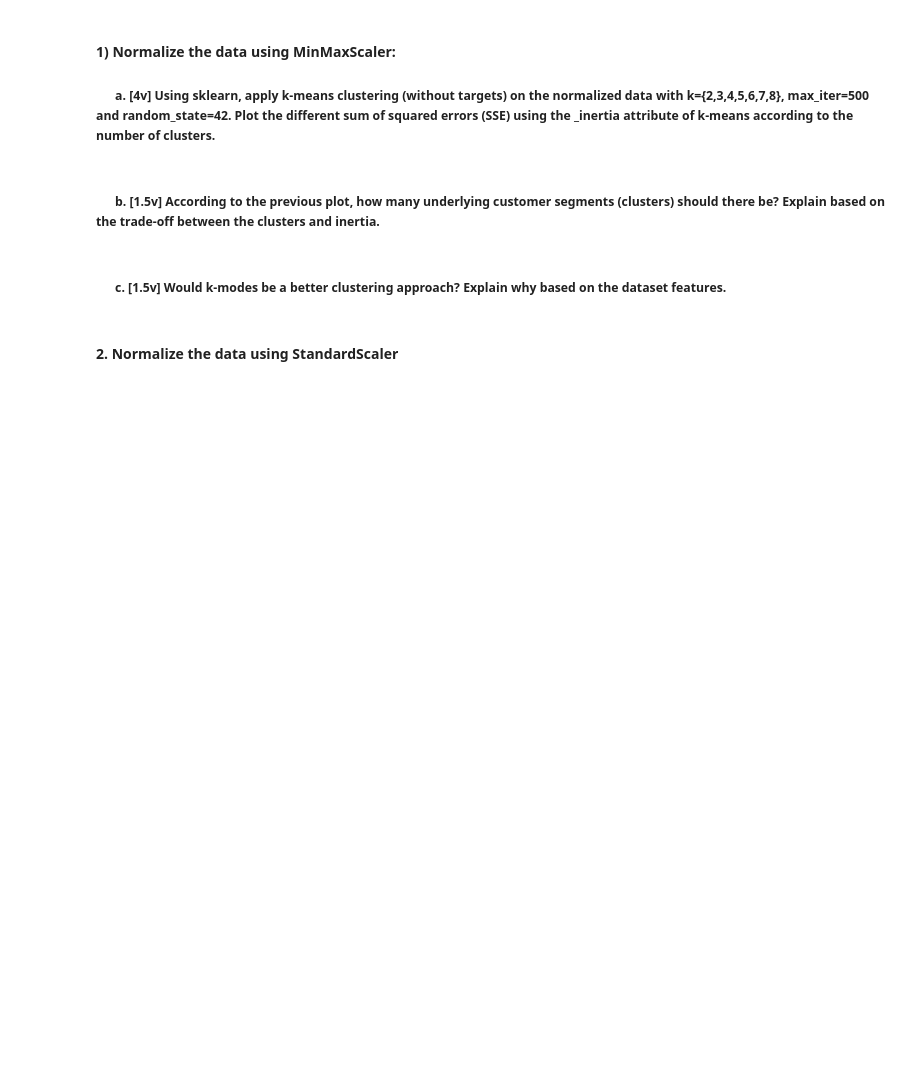
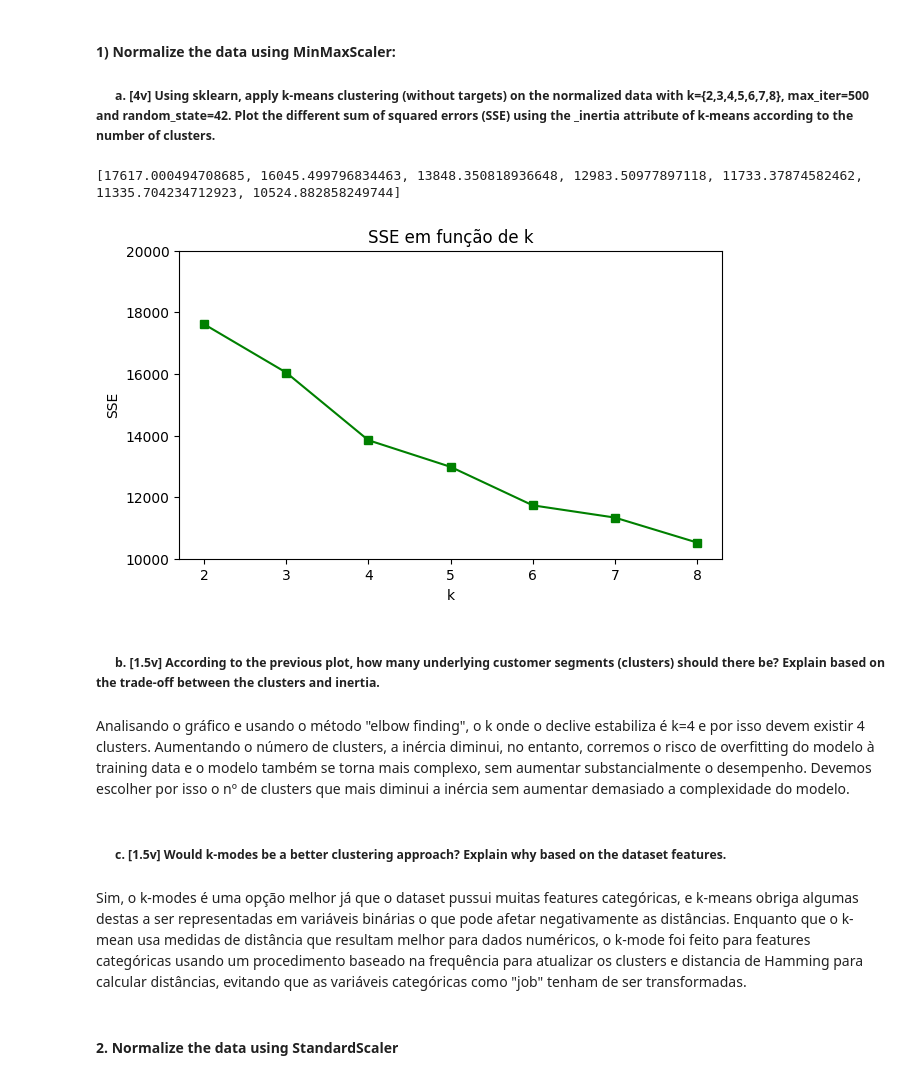
Before and after one commit to DriftPT/Apre-Project-24-25, a Jupyter notebook: Homework4/G040_notebook4.ipynb, the cells around one changed output. Cells and saved outputs as stored; diff of their text form; code cells hidden in the pictures; blank space fills up the shorter version.

```diff
--- a/Homework4/G040_notebook4.ipynb
+++ b/Homework4/G040_notebook4.ipynb
@@ -16,6 +16,12 @@ import seaborn as sns
 data = pd.read_csv('accounts.csv')
 x = data.drop('deposit', axis=1)
 y = data['deposit']
+
+x_0 = x.iloc[:, :8]
+x_0.drop_duplicates(inplace=True)
+x_0.dropna(inplace=True)
+x_0.replace({'yes': 1, 'no': 0}, inplace=True)
+x = pd.get_dummies(x_0, drop_first=True, dtype=int)
 # %% [markdown]
 <h4>  1) Normalize the data using MinMaxScaler:
 
@@ -23,13 +29,44 @@ y = data['deposit']
 data with k={2,3,4,5,6,7,8}, max_iter=500 and random_state=42. Plot the
 different sum of squared errors (SSE) using the _inertia attribute of k-means
 according to the number of clusters.
+# %%
+from sklearn import cluster
+from sklearn.preprocessing import MinMaxScaler
+
+
+minmax = MinMaxScaler()
+norm_data = minmax.fit_transform(x)
+
+erro = []
+
+for i in range(2, 9):
+    kmeans = cluster.KMeans(n_clusters=i, random_state=42, max_iter=500)
+    kmeans.fit(norm_data)
+    erro.append(kmeans.inertia_)
+
+print(erro)
+
+plt.figure(figsize=(7, 4))
+plt.plot(range(2, 9), erro, marker='s', color='green')
+plt.title("SSE em função de k")
+plt.xlabel("k")
+plt.ylabel("SSE")
+plt.ylim(10000, 20000)
+plt.show()
+# %% [output]
+[17617.000494708685, 16045.499796834463, 13848.350818936648, 12983.50977897118, 11733.37874582462, 11335.704234712923, 10524.882858249744]
+[figure, added]
 # %% [markdown]
 <h5>&nbsp;&nbsp;&nbsp;&nbsp;&nbsp; b. [1.5v] According to the previous plot, how many underlying customer segments
 (clusters) should there be? Explain based on the trade-off between the clusters and
 inertia.
+# %% [markdown]
+Analisando o gráfico e usando o método "elbow finding", o k onde o declive estabiliza é k=4 e por isso devem existir 4 clusters. Aumentando o número de clusters, a inércia diminui, no entanto, corremos o risco de overfitting do modelo à training data e o modelo também se torna mais complexo, sem aumentar substancialmente o desempenho. Devemos escolher por isso o nº de clusters que mais diminui a inércia sem aumentar demasiado a complexidade do modelo.
 # %% [markdown]
 <h5>&nbsp;&nbsp;&nbsp;&nbsp;&nbsp; c. [1.5v] Would k-modes be a better clustering approach? Explain why based on the
 dataset features.
+# %% [markdown]
+Sim, o k-modes é uma opção melhor já que o dataset pussui muitas features categóricas, e k-means obriga algumas destas a ser representadas em variáveis binárias o que pode afetar negativamente as distâncias. Enquanto que o k-mean usa medidas de distância que resultam melhor para dados numéricos, o k-mode foi feito para features categóricas usando um procedimento baseado na frequência para atualizar os clusters e distancia de Hamming para calcular distâncias, evitando que as variáveis categóricas como "job" tenham de ser transformadas.
 # %% [markdown]
 <h4> 2. Normalize the data using StandardScaler
 # %% [markdown]
```
Also changed, not shown: parts of 6 cells of this notebook.
